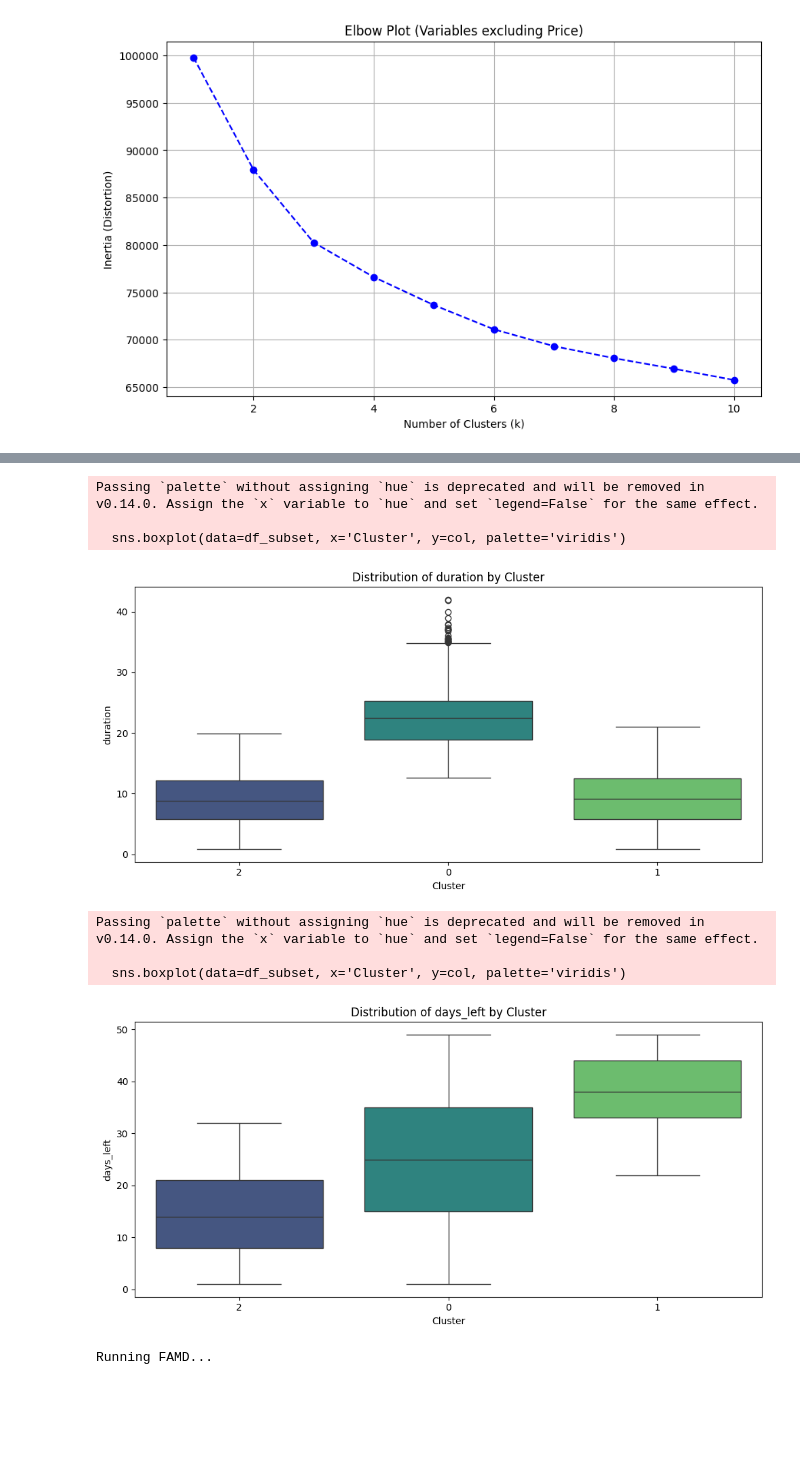
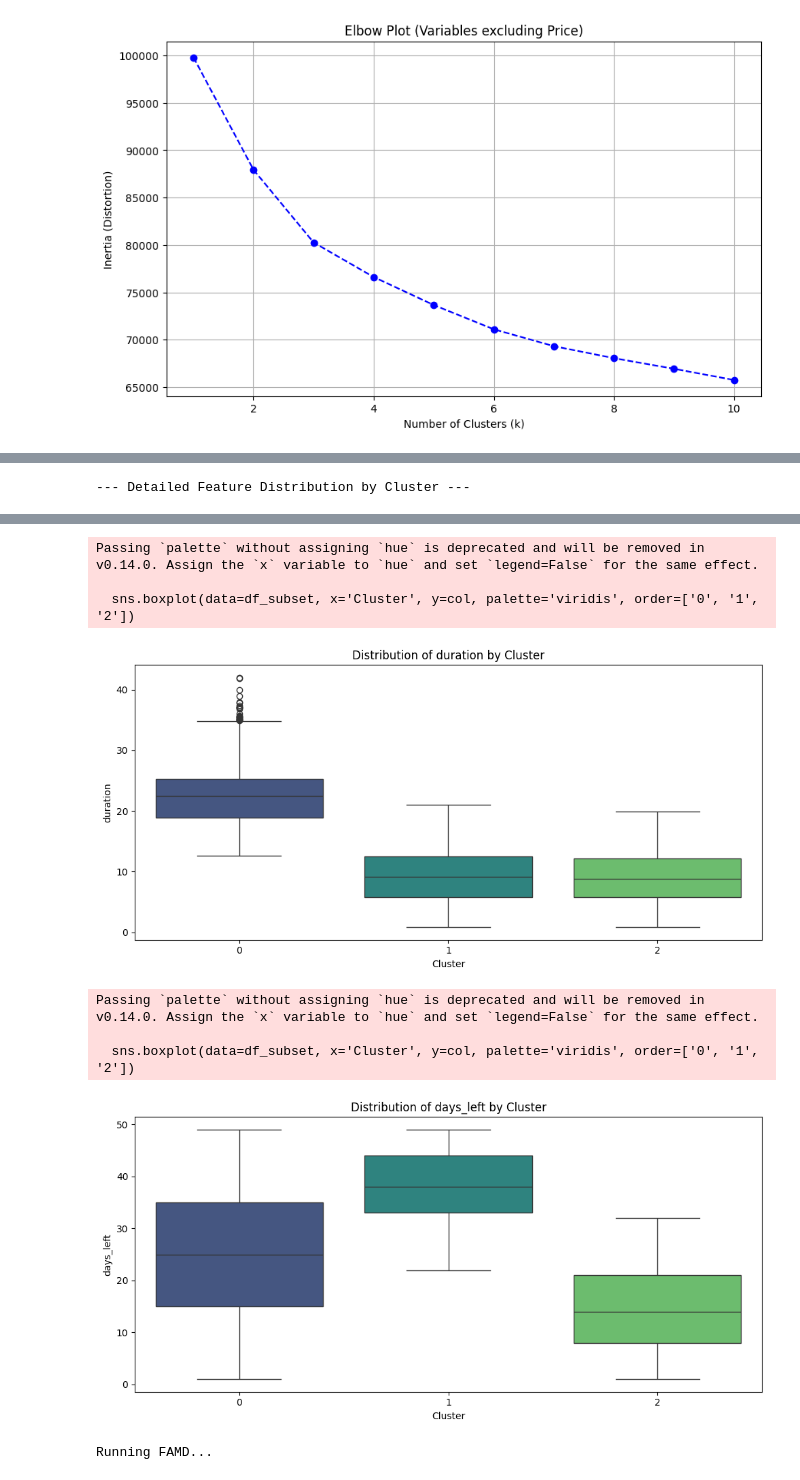
Before and after one commit to himansa-weerakooon/Flight-Price-ML-project-, a Jupyter notebook: EDA_clusters.ipynb, the cells around one changed output, grey strips where cells are left out. Cells and saved outputs as stored; diff of their text form; code cells hidden in the pictures; blank space fills up the shorter version.

```diff
--- a/EDA_clusters.ipynb
+++ b/EDA_clusters.ipynb
@@ -172,11 +172,14 @@ k=9, Inertia=66939.19
 k=10, Inertia=65756.84
 [figure]
 # %%
-import prince
-!pip install kmodes
+import matplotlib.pyplot as plt
+import seaborn as sns
+from sklearn.preprocessing import StandardScaler
 from kmodes.kprototypes import KPrototypes
+import pandas as pd
+import numpy as np
 
-# 1. Prepare Data for K-Prototypes
+# --- STEP 1: PREPARE DATA ---
 # Scale numerical columns, leave categorical columns as is
 scaler = StandardScaler()
 X_matrix = X.copy()
@@ -186,28 +189,57 @@ X_matrix[numerical_cols] = scaler.fit_transform(X_matrix[numerical_cols])
 categorical_indices = [X.columns.get_loc(c) for c in categorical_cols]
 matrix_input = X_matrix.values
 
-# 2. Run K-Prototypes (k=3)
+# --- STEP 2: RUN K-PROTOTYPES ---
 print("Running K-Prototypes with 3 clusters...")
 kproto = KPrototypes(n_clusters=3, init='Cao', verbose=1, random_state=42)
 clusters = kproto.fit_predict(matrix_input, categorical=categorical_indices)
 
 # Add clusters to our analysis dataframe
+df_subset = df_subset.copy()
 df_subset['Cluster'] = clusters.astype(str)
 
-# 3. Generate Graphs for Each Feature
+# --- STEP 3: PRICE ANALYSIS (Global & By Class) ---
+print("\n--- Price Analysis by Cluster ---")
+
+# Price Distribution by Cluster AND Class (Integrated)
+# Note: Ensure the column name 'class' matches your dataframe (e.g., 'class', 'Class', 'cabin_class')
+target_class_col = 'class'  # <--- CHANGE THIS if your column name is different
+
+if target_class_col in df_subset.columns:
+    plt.figure(figsize=(12, 6))
+    sns.boxplot(data=df_subset, x='Cluster', y='price', hue=target_class_col, palette='coolwarm', order=['0', '1', '2']) # Corrected 'Price' to 'price'
+    plt.title(f'Price Distribution by Cluster and {target_class_col.capitalize()}')
+    plt.xlabel('Cluster')
+    plt.ylabel('Price')
+    plt.legend(title=target_class_col)
+    plt.tight_layout()
+    plt.show()
+else:
+    print(f"Skipping Class vs Price plot: Column '{target_class_col}' not found.")
+
+# --- STEP 4: DETAILED FEATURE ANALYSIS ---
 features_to_plot = categorical_cols + numerical_cols
 
+print("\n--- Detailed Feature Distribution by Cluster ---")
 for col in features_to_plot:
+    # Skip Price here since we already plotted it above
+    if col == 'price': # Changed from 'Price' to 'price' to reflect the correct column name
+        continue
+
+    # Skip the Class column here if you don't want it repeated immediately after the chart above
+    if col == target_class_col:
+        continue
+
     plt.figure(figsize=(10, 5))
 
     if col in categorical_cols:
         # Bar Plot for Categorical
-        sns.countplot(data=df_subset, x='Cluster', hue=col, palette='viridis')
+        sns.countplot(data=df_subset, x='Cluster', hue=col, palette='viridis', order=['0', '1', '2'])
         plt.title(f'Distribution of {col} by Cluster')
         plt.legend(bbox_to_anchor=(1.05, 1), loc='upper left')
     else:
         # Box Plot for Numerical
-        sns.boxplot(data=df_subset, x='Cluster', y=col, palette='viridis')
+        sns.boxplot(data=df_subset, x='Cluster', y=col, palette='viridis', order=['0', '1', '2'])
         plt.title(f'Distribution of {col} by Cluster')
 
     plt.tight_layout()
@@ -233,0 +266 @@ Best run was number 4
+--- Detailed Feature Distribution by Cluster ---
@@ -240,11 +273,11 @@ Best run was number 4
-Passing `palette` without assigning `hue` is deprecated and will be removed in v0.14.0. Assign the `x` variable to `hue` and set `legend=False` for the same effect.
-
-  sns.boxplot(data=df_subset, x='Cluster', y=col, palette='viridis')
+Passing `palette` without assigning `hue` is deprecated and will be removed in v0.14.0. Assign the `x` variable to `hue` and set `legend=False` for the same effect.
+
+  sns.boxplot(data=df_subset, x='Cluster', y=col, palette='viridis', order=['0', '1', '2'])
-[figure, old version]
+[figure, new version]
-Passing `palette` without assigning `hue` is deprecated and will be removed in v0.14.0. Assign the `x` variable to `hue` and set `legend=False` for the same effect.
-
-  sns.boxplot(data=df_subset, x='Cluster', y=col, palette='viridis')
+Passing `palette` without assigning `hue` is deprecated and will be removed in v0.14.0. Assign the `x` variable to `hue` and set `legend=False` for the same effect.
+
+  sns.boxplot(data=df_subset, x='Cluster', y=col, palette='viridis', order=['0', '1', '2'])
-[figure, old version]
+[figure, new version]
 # %%
 import prince
 
```
Also changed, not shown: parts of 1 cell of this notebook.
